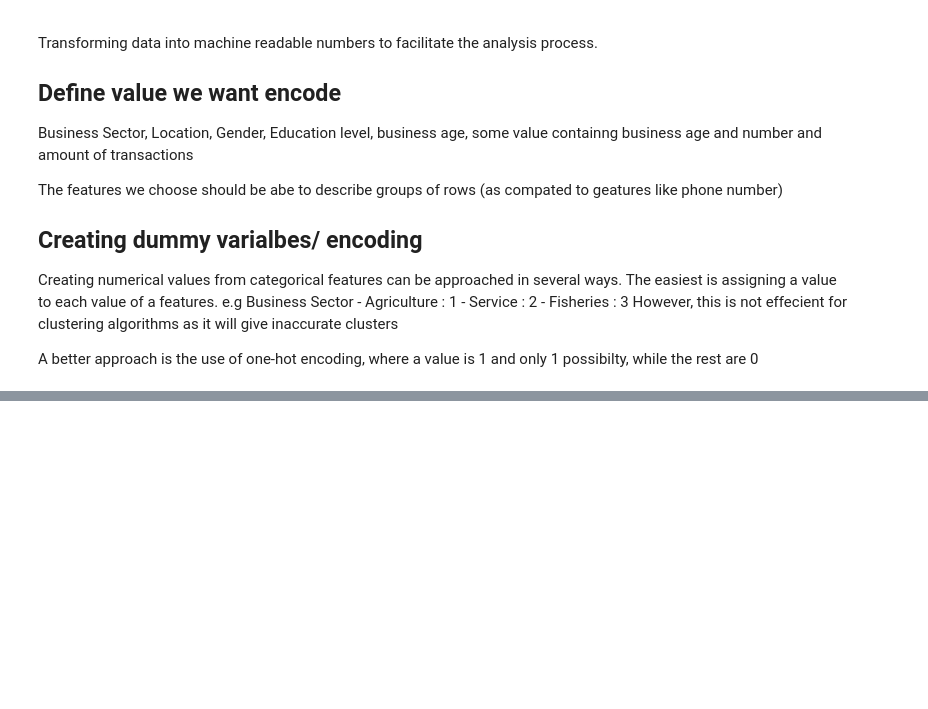
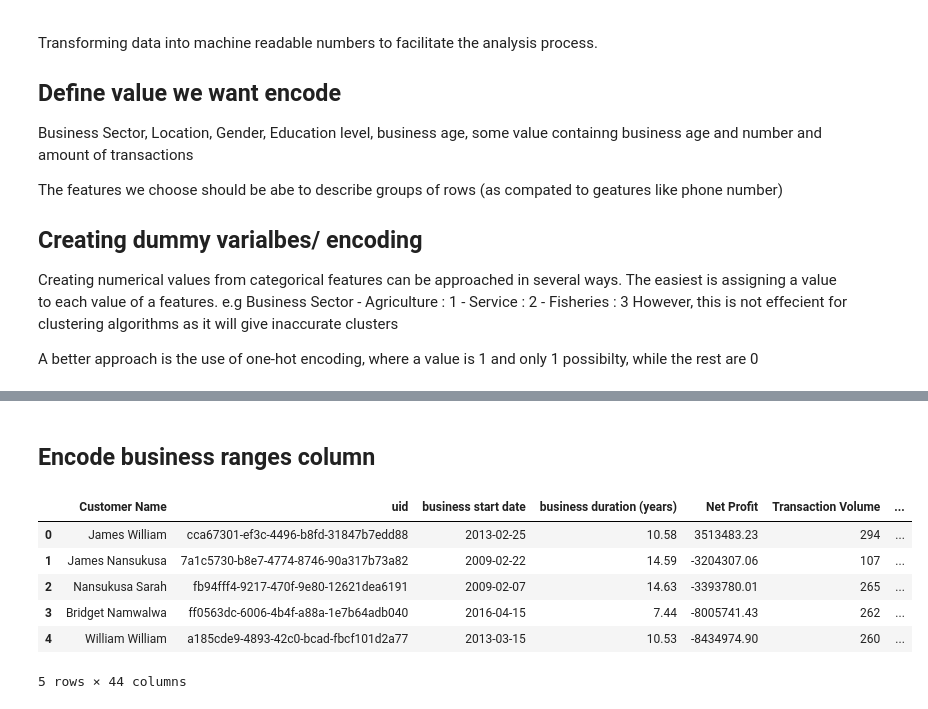
Before and after one commit to alicekalemba/pomu-data-analysis, a Jupyter notebook: cluster_analysis.ipynb, the cells around one changed output, grey strips where cells are left out. Cells and saved outputs as stored; diff of their text form; code cells hidden in the pictures; blank space fills up the shorter version.

```diff
--- a/cluster_analysis.ipynb
+++ b/cluster_analysis.ipynb
@@ -135,0 +215,15 @@ A better approach is the use of one-hot encoding, where a value is 1 and only 1
+# %% [markdown]
+## Encode business ranges column
+# %%
+duration_dummies = pd.get_dummies(customer_data_encoded.get('business duration range', pd.Series()), prefix='duration range').astype(int)
+customer_data_encoded = pd.concat([customer_data_encoded, duration_dummies], axis=1)
+customer_data_encoded_range_dropped = customer_data_encoded.drop('business duration range', axis=1)
+customer_data_encoded_range_dropped.head()
+# %% [output]
+|  | Customer Name | uid | business start date | business duration (years) | Net Profit | Transaction Volume | ... |
+| 0 | James William | cca67301-ef3c-4496-b8fd-31847b7edd88 | 2013-02-25 | 10.58 | 3513483.23 | 294 | ... |
+| 1 | James Nansukusa | 7a1c5730-b8e7-4774-8746-90a317b73a82 | 2009-02-22 | 14.59 | -3204307.06 | 107 | ... |
+| 2 | Nansukusa Sarah | fb94fff4-9217-470f-9e80-12621dea6191 | 2009-02-07 | 14.63 | -3393780.01 | 265 | ... |
+| 3 | Bridget Namwalwa | ff0563dc-6006-4b4f-a88a-1e7b64adb040 | 2016-04-15 | 7.44 | -8005741.43 | 262 | ... |
+| 4 | William William | a185cde9-4893-42c0-bcad-fbcf101d2a77 | 2013-03-15 | 10.53 | -8434974.90 | 260 | ... |
+5 rows × 44 columns
```
Also changed, not shown: parts of 4 cells of this notebook.
